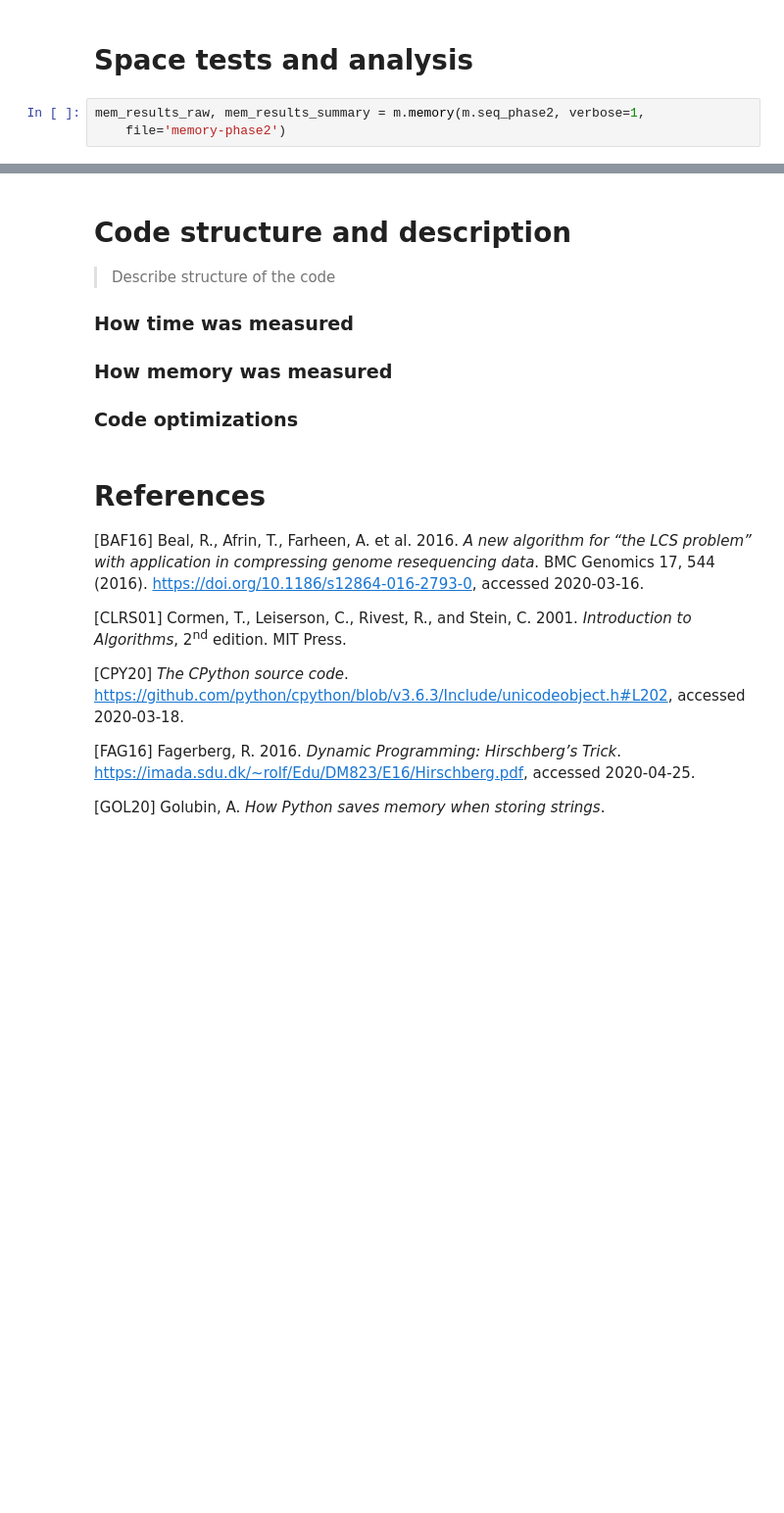
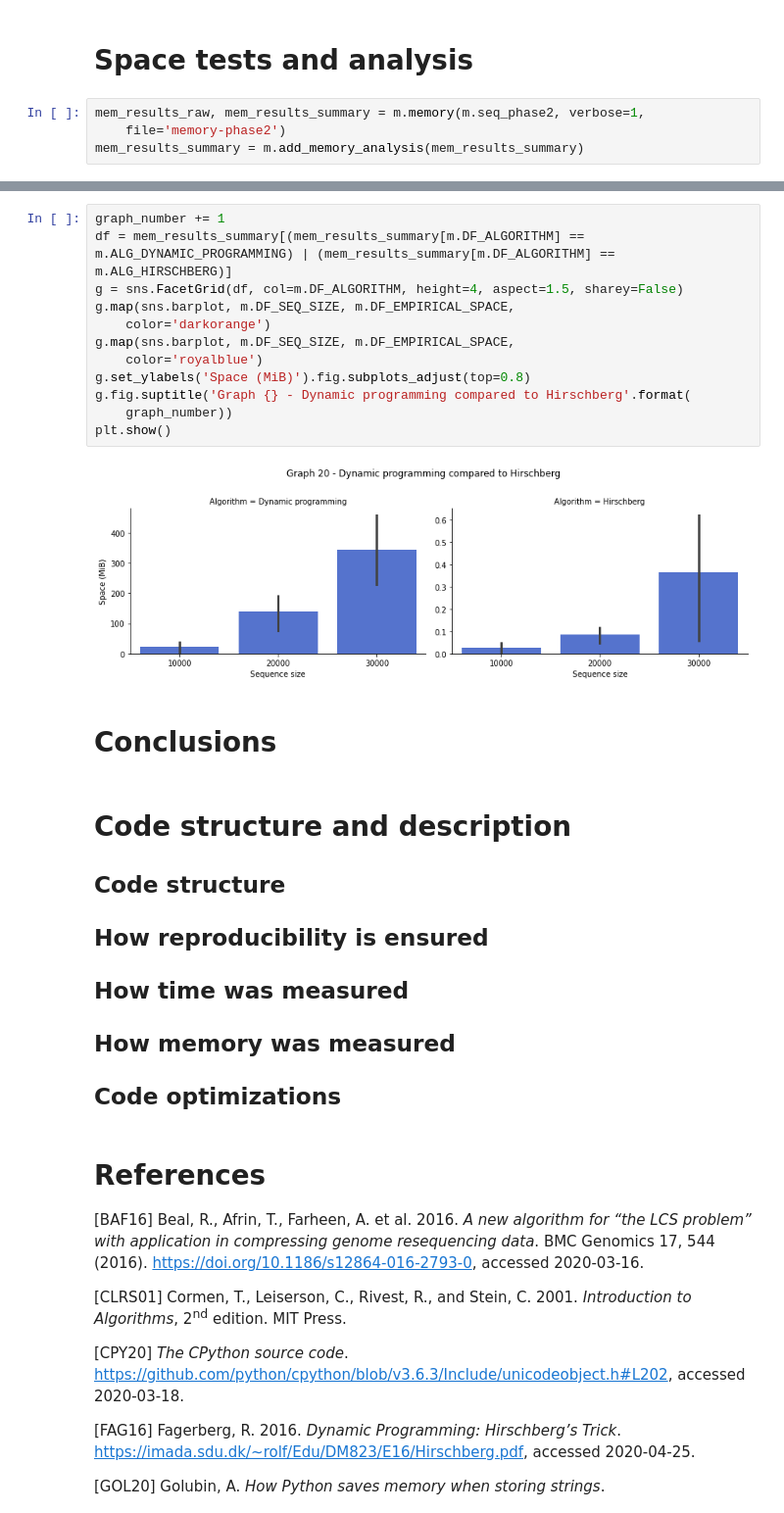
Before and after one commit to fau-masters-collected-works-cgarbin/cot6405-analysis-of-algorithms, a Jupyter notebook: longest-common-subsequence/lcs-experiments.ipynb, the cells around one changed output, grey strips where cells are left out. Shown: that part at 98% size. Saved outputs shown, nothing was run; the diff lists cells and outputs as text; blank space fills up the shorter version.

Commit message:
Add memory analysis

```diff
--- a/longest-common-subsequence/lcs-experiments.ipynb
+++ b/longest-common-subsequence/lcs-experiments.ipynb
@@ -548,3 +562,4 @@ plt.show()
 # %%
 mem_results_raw, mem_results_summary = m.memory(m.seq_phase2, verbose=1,
     file='memory-phase2')
+mem_results_summary = m.add_memory_analysis(mem_results_summary)
@@ -568,13 +666,31 @@ sns.barplot(data=mem_results_summary, y=m.DF_SEQ_SIZE,
+# %%
+graph_number += 1
+df = mem_results_summary[(mem_results_summary[m.DF_ALGORITHM] == m.ALG_DYNAMIC_PROGRAMMING) | (mem_results_summary[m.DF_ALGORITHM] == m.ALG_HIRSCHBERG)]
+g = sns.FacetGrid(df, col=m.DF_ALGORITHM, height=4, aspect=1.5, sharey=False)
+g.map(sns.barplot, m.DF_SEQ_SIZE, m.DF_EMPIRICAL_SPACE,
+    color='darkorange')
+g.map(sns.barplot, m.DF_SEQ_SIZE, m.DF_EMPIRICAL_SPACE,
+    color='royalblue')
+g.set_ylabels('Space (MiB)').fig.subplots_adjust(top=0.8)
+g.fig.suptitle('Graph {} - Dynamic programming compared to Hirschberg'.format(
+    graph_number))
+plt.show()
+# %% [output]
+[figure, added]
+# %% [markdown]
+# Conclusions
 # %% [markdown]
 # Code structure and description
 
-> Describe structure of the code
+## Code structure
 
-### How time was measured
+## How reproducibility is ensured
 
-### How memory was measured
+## How time was measured
 
-### Code optimizations
+## How memory was measured
+
+## Code optimizations
 # %% [markdown]
 # References
 
```
Also changed, not shown: parts of 27 cells of this notebook.
